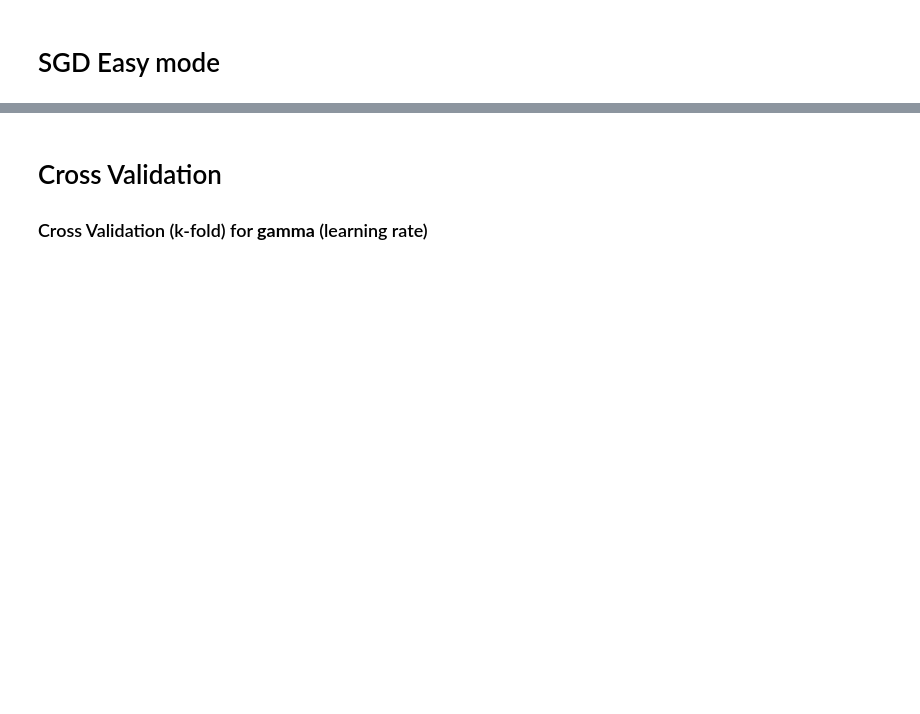
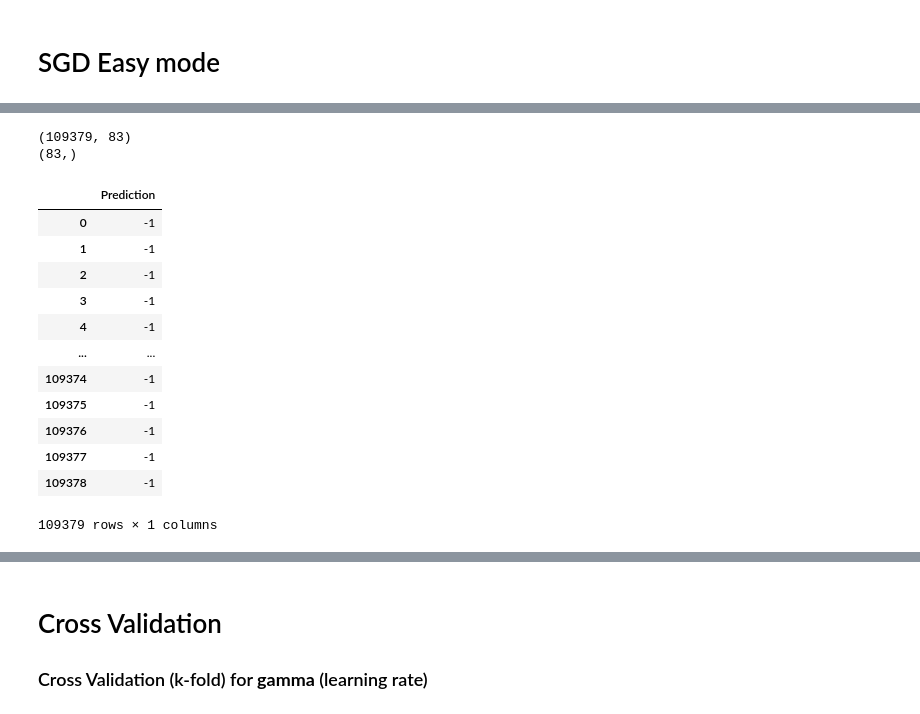
Before and after one commit to Kitkatkitkatia/ML_project1, a Jupyter notebook: exploration_dataset.ipynb, the cells around one changed output, grey strips where cells are left out. Saved outputs shown, nothing was run; the diff lists cells and outputs as text; code cells hidden in the pictures; blank space fills up the shorter version.

```diff
--- a/exploration_dataset.ipynb
+++ b/exploration_dataset.ipynb
@@ -57,6 +90,7 @@ def normalize_data(x):
     return (x-np.mean(x, 0))/np.std(x,0)
 
 x_train_clean = normalize_data(x_train_clean)
+x_test_clean = normalize_data(x_test_clean)
 # %% [markdown]
 # SGD Easy mode
 # %%
@@ -71,5 +113,5 @@ print(y_train_clean.shape)
 328135 83
 (328135,)
 # %%
-losses, w = stochastic_gradient_descent(y_train_clean, tx_train, w_initial,batch_size=20, max_iters=100, gamma=0.01 )
+w, loss = stochastic_gradient_descent(y_train_clean, tx_train, w_initial,batch_size=20, max_iters=100, gamma=0.01 )
 # %% [output]
@@ -92,0 +135,21 @@ SGD iter. 99/99: loss=0.19735374086372348, norm_w =0.523878203511097
+# %%
+## PRED + SUBMISSION FILE
+pred = (tx_test @ w >= 0).astype(int)
+pred[pred == 0] = -1
+create_csv_submission(df_x_test["Id"], pred, "submission.csv")
+# %% [output]
+(109379, 83)
+(83,)
+|  | Prediction |
+| 0 | -1 |
+| 1 | -1 |
+| 2 | -1 |
+| 3 | -1 |
+| 4 | -1 |
+| ... | ... |
+| 109374 | -1 |
+| 109375 | -1 |
+| 109376 | -1 |
+| 109377 | -1 |
+| 109378 | -1 |
+109379 rows × 1 columns
```
Also changed, not shown: parts of 13 cells of this notebook, 2 other files.
